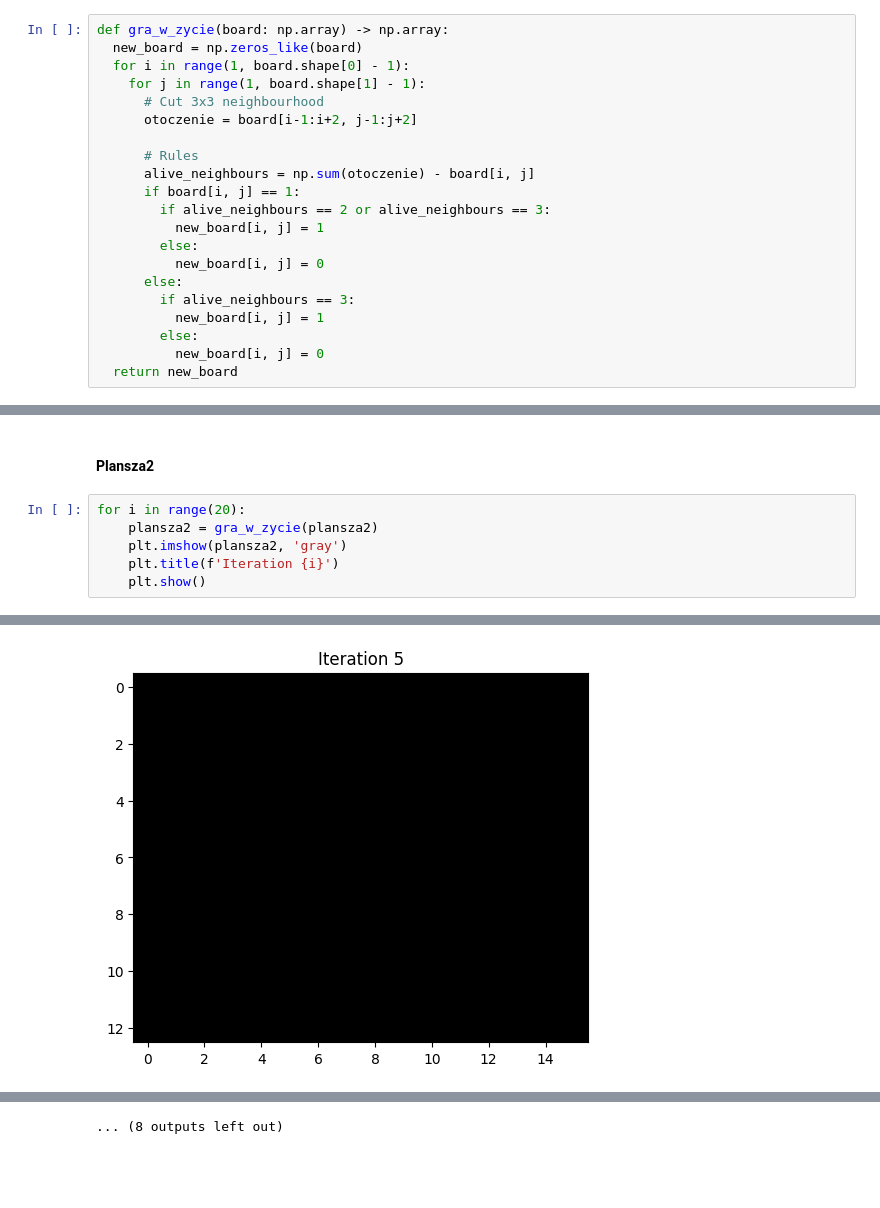
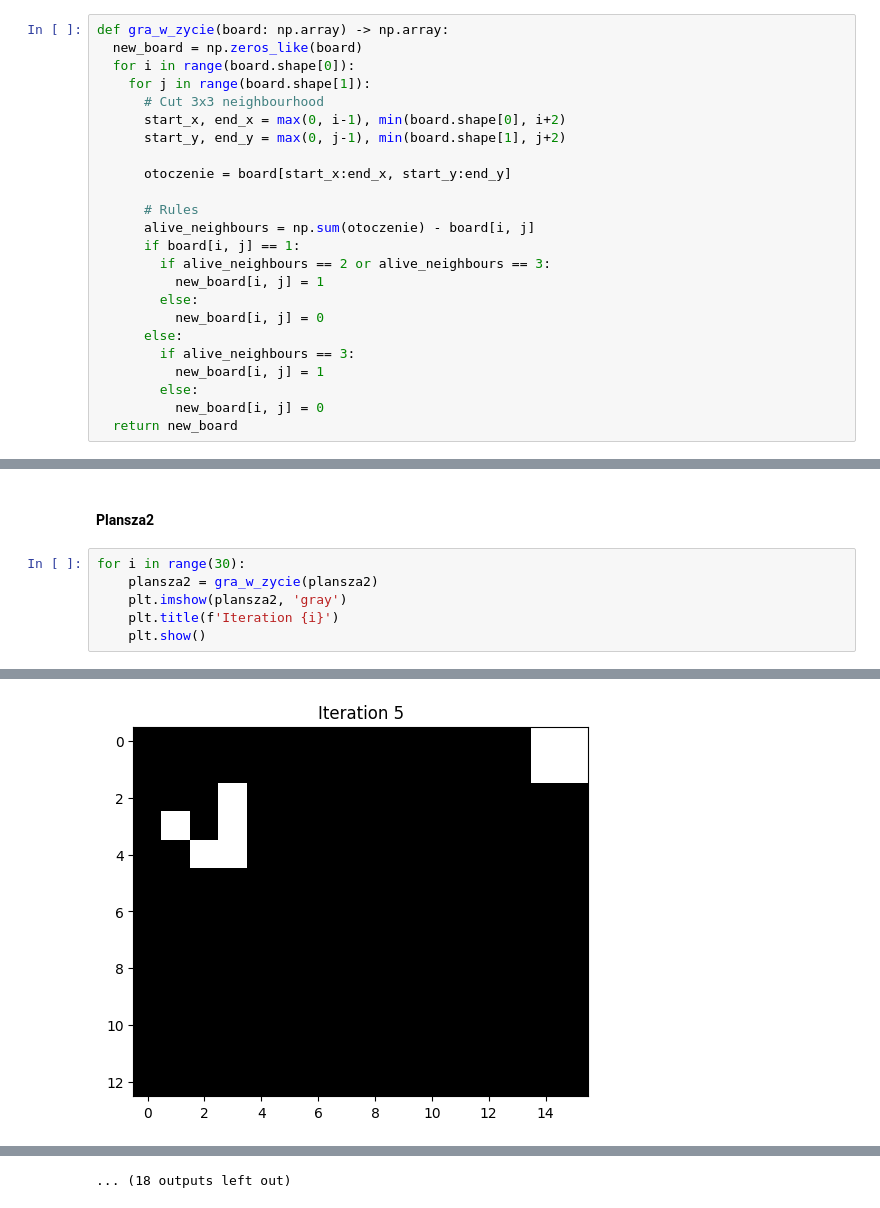
Before and after one commit to lursz/DigitalImageProcessing-Course, a Jupyter notebook: lab10/10_morphology_hw.ipynb, the cells around one changed output, grey strips where cells are left out. Saved outputs shown, nothing was run; the diff lists cells and outputs as text; blank space fills up the shorter version.

```diff
--- a/lab10/10_morphology_hw.ipynb
+++ b/lab10/10_morphology_hw.ipynb
@@ -127,10 +127,13 @@ plt.show()
 # %%
 def gra_w_zycie(board: np.array) -> np.array:
   new_board = np.zeros_like(board)
-  for i in range(1, board.shape[0] - 1):
-    for j in range(1, board.shape[1] - 1):
+  for i in range(board.shape[0]):
+    for j in range(board.shape[1]):
       # Cut 3x3 neighbourhood
-      otoczenie = board[i-1:i+2, j-1:j+2]
+      start_x, end_x = max(0, i-1), min(board.shape[0], i+2)
+      start_y, end_y = max(0, j-1), min(board.shape[1], j+2)
+
+      otoczenie = board[start_x:end_x, start_y:end_y]
 
       # Rules
       alive_neighbours = np.sum(otoczenie) - board[i, j]
@@ -166,7 +169,7 @@ for i in range(8):
 # %% [markdown]
 #### Plansza2
 # %%
-for i in range(20):
+for i in range(30):
     plansza2 = gra_w_zycie(plansza2)
     plt.imshow(plansza2, 'gray')
     plt.title(f'Iteration {i}')
@@ -180 +183 @@ for i in range(20):
-[figure, old version]
+[figure, new version]
@@ -187 +190 @@ for i in range(20):
-... (8 outputs left out)
+... (18 outputs left out)
```
Also changed, not shown: parts of 2 cells of this notebook, 4 other files.
